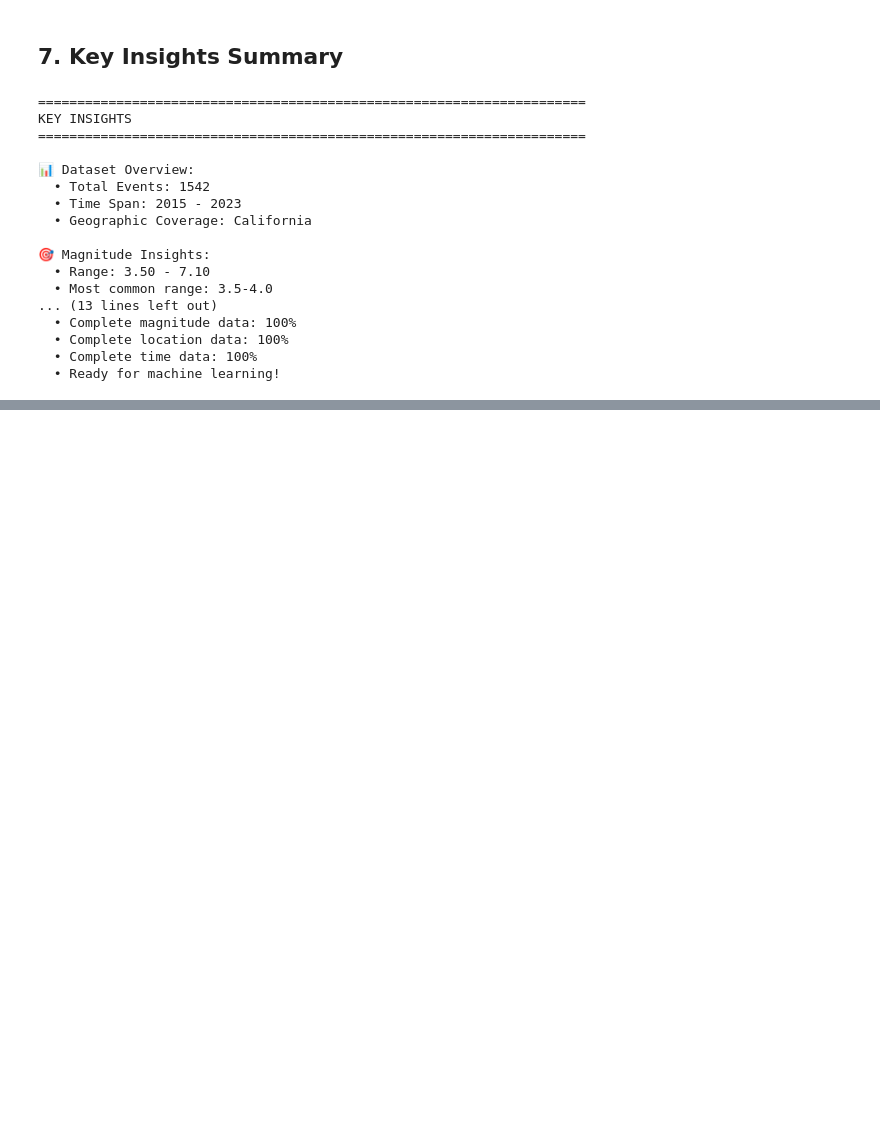
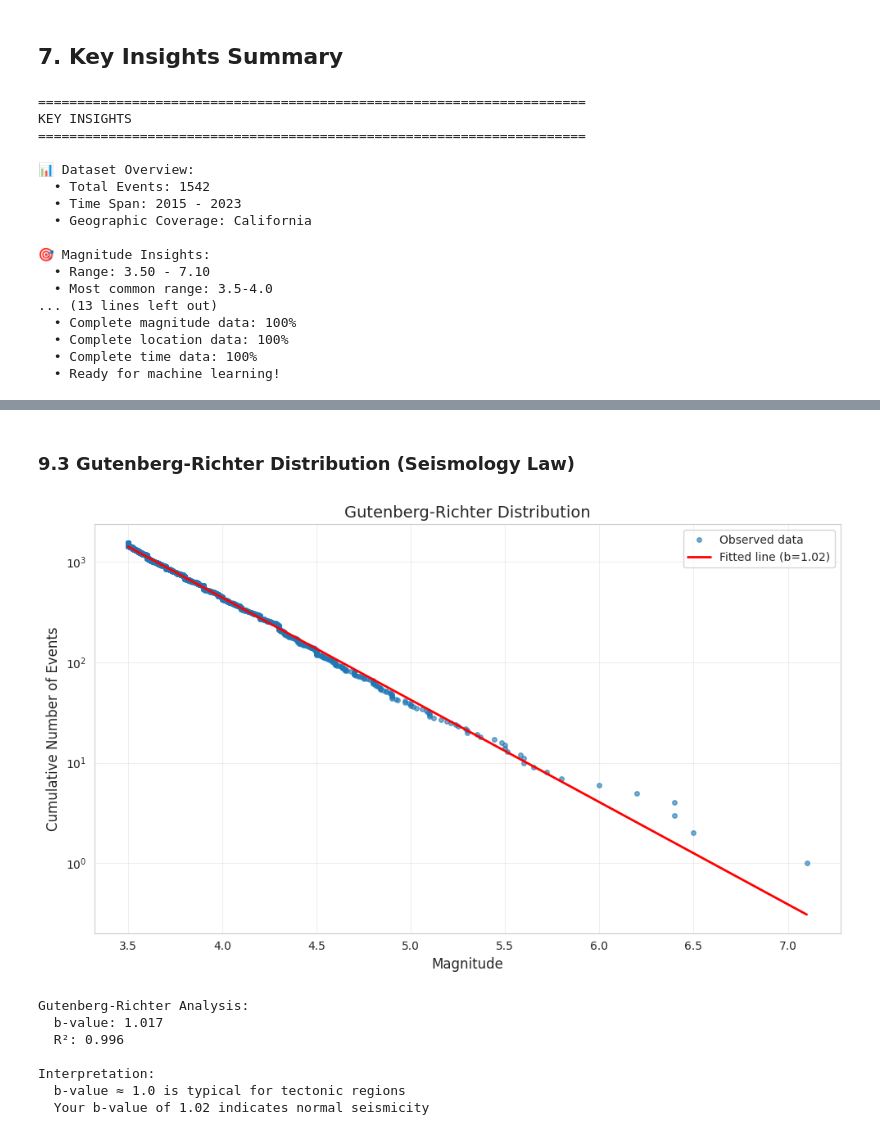
Before and after one commit to IT22000644/Seismic-GNN-Prediction, a Jupyter notebook: notebooks/01_data_explorations.ipynb, the cells around one changed output, grey strips where cells are left out. Saved outputs shown, nothing was run; the diff lists cells and outputs as text; code cells hidden in the pictures; blank space fills up the shorter version.

Commit message:
feat: added avanced data exploration

```diff
--- a/notebooks/01_data_explorations.ipynb
+++ b/notebooks/01_data_explorations.ipynb
@@ -436,0 +507,46 @@ KEY INSIGHTS
+# %% [markdown]
+### 9.3 Gutenberg-Richter Distribution (Seismology Law)
+# %%
+# Fundamental seismology relationship
+# log10(N) = a - b*M
+# where N = number of earthquakes >= magnitude M
+
+mags = np.sort(df['magnitude'].values)
+cumulative_count = np.arange(len(mags), 0, -1)
+
+plt.figure(figsize=(10, 6))
+plt.semilogy(mags, cumulative_count, 'o', markersize=4, alpha=0.6, label='Observed data')
+
+# Fit line to estimate b-value
+from scipy import stats
+slope, intercept, r_value, p_value, std_err = stats.linregress(mags, np.log10(cumulative_count))
+b_value = -slope
+
+# Plot fitted line
+mags_fit = np.linspace(mags.min(), mags.max(), 100)
+fit_line = 10**(intercept + slope * mags_fit)
+plt.semilogy(mags_fit, fit_line, 'r-', linewidth=2, label=f'Fitted line (b={b_value:.2f})')
+
+plt.xlabel('Magnitude', fontsize=12)
+plt.ylabel('Cumulative Number of Events', fontsize=12)
+plt.title('Gutenberg-Richter Distribution', fontsize=14)
+plt.legend()
+plt.grid(True, alpha=0.3)
+plt.tight_layout()
+plt.show()
+
+print(f"\nGutenberg-Richter Analysis:")
+print(f"  b-value: {b_value:.3f}")
+print(f"  R²: {r_value**2:.3f}")
+print(f"\nInterpretation:")
+print(f"  b-value ≈ 1.0 is typical for tectonic regions")
+print(f"  Your b-value of {b_value:.2f} indicates {'normal' if 0.8 <= b_value <= 1.2 else 'unusual'} seismicity")
+# %% [output]
+[figure, added]
+Gutenberg-Richter Analysis:
+  b-value: 1.017
+  R²: 0.996
+
+Interpretation:
+  b-value ≈ 1.0 is typical for tectonic regions
+  Your b-value of 1.02 indicates normal seismicity
```
Also changed, not shown: parts of 17 cells of this notebook.
